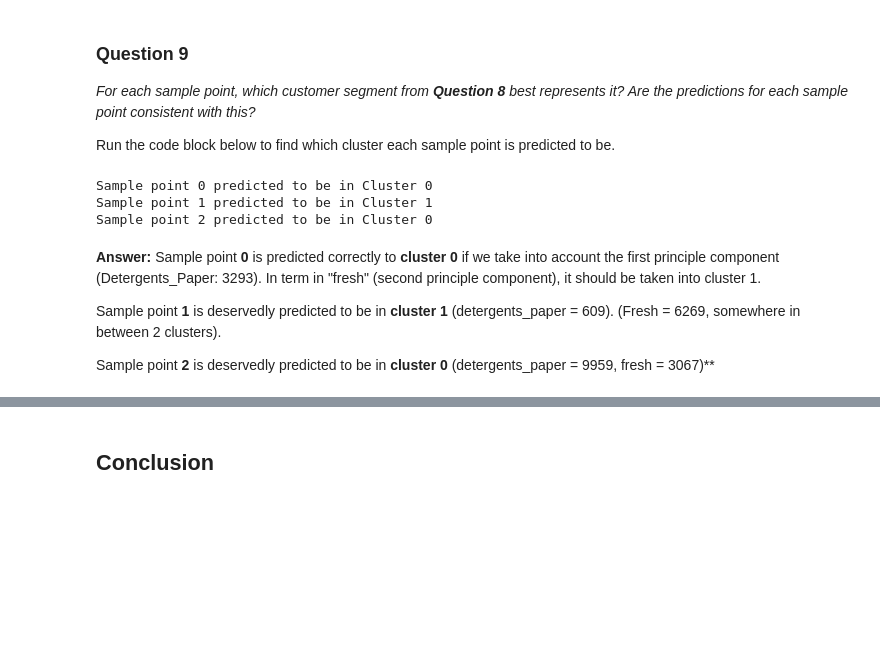
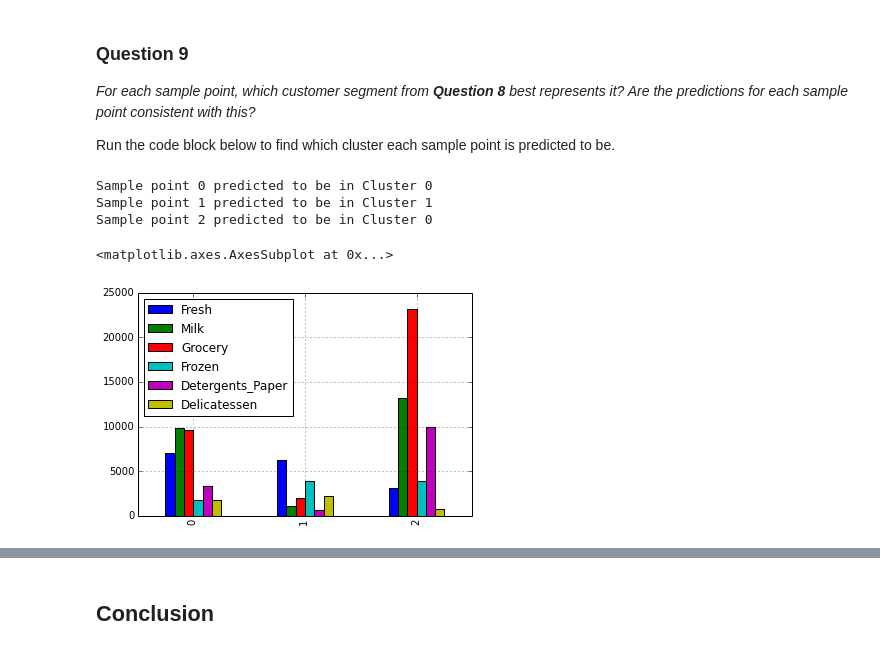
Before and after one commit to longnd84/machine-learning, a Jupyter notebook: projects/creating_customer_segments/customer_segments_Long.ipynb, the cells around one changed output, grey strips where cells are left out. Drawn from its saved outputs; the diff is of its cells as text; code cells hidden in the pictures; blank space fills up the shorter version.

```diff
--- a/projects/creating_customer_segments/customer_segments_Long.ipynb
+++ b/projects/creating_customer_segments/customer_segments_Long.ipynb
@@ -437,15 +558,12 @@ Run the code block below to find which cluster each sample point is predicted to
 # %%
 # Display the predictions
 for i, pred in enumerate(sample_preds):
     print "Sample point", i, "predicted to be in Cluster", pred
+
+samples.plot(kind='bar')
 # %% [output]
 Sample point 0 predicted to be in Cluster 0
 Sample point 1 predicted to be in Cluster 1
 Sample point 2 predicted to be in Cluster 0
+<matplotlib.axes.AxesSubplot at 0x...>
+[figure, added]
-# %% [markdown]
-**Answer:**
-Sample point **0** is predicted correctly to **cluster 0** if we take into account the first principle component (Detergents_Paper: 3293). In term in "fresh" (second principle component), it should be taken into cluster 1.
-
-Sample point **1** is deservedly predicted to be in **cluster 1** (detergents_paper = 609). (Fresh = 6269, somewhere in between 2 clusters).
-
-Sample point **2** is deservedly predicted to be in **cluster 0** (detergents_paper = 9959, fresh = 3067)**
```
Also changed, not shown: parts of 16 cells of this notebook, 1 other file.
